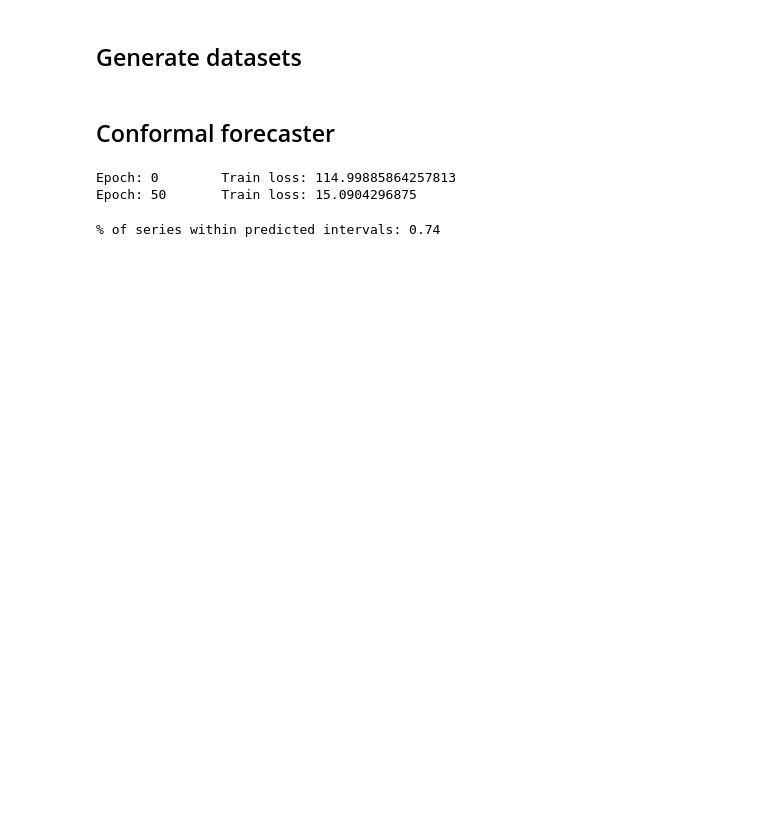
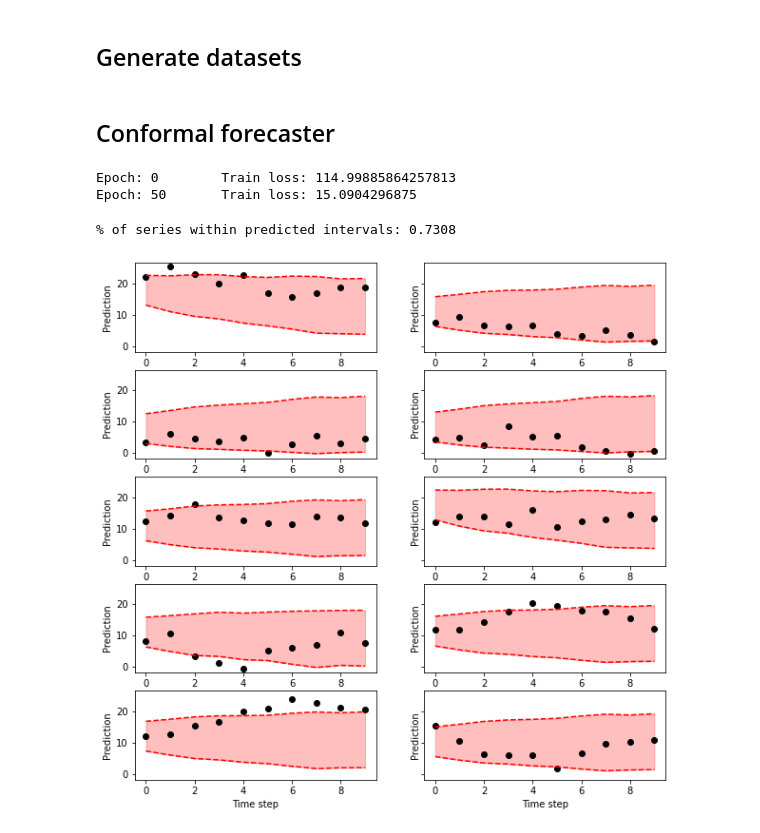
Before and after one commit to kamilest/conformal-rnn, a Jupyter notebook: conformal.ipynb, the cells around one changed output. Drawn from its saved outputs; the diff is of its cells as text; code cells hidden in the pictures; blank space fills up the shorter version.

Commit message:
Update conformal prediction with example failure cases.

```diff
--- a/conformal.ipynb
+++ b/conformal.ipynb
@@ -9,7 +10,7 @@ from models.conformal import nonconformity, cover, ConformalForecaster
 # %%
 train_dataset = generate_autoregressive_forecast_dataset(n_samples=1000, seq_len=100, horizon=10)
 calibration_dataset = generate_autoregressive_forecast_dataset(n_samples=1000, seq_len=100, horizon=10)
-test_dataset = generate_autoregressive_forecast_dataset(n_samples=100, seq_len=100, horizon=10)
+test_dataset = generate_autoregressive_forecast_dataset(n_samples=5000, seq_len=100, horizon=10)
 # %% [markdown]
 ## Conformal forecaster
 # %%
@@ -22,12 +23,34 @@ Epoch: 50       Train loss: 15.0904296875
 # %%
 model.eval()
 c = []
+predictions = []
 for sequences, target in test_dataset:
     sequences = sequences.unsqueeze(dim=0)
     out = model(sequences).squeeze()
     pred = torch.vstack([out - model.critical_calibration_scores,
                          out + model.critical_calibration_scores]).T
+    predictions.append(pred)
     c.append(cover(pred, target))
 print('% of series within predicted intervals: {}'.format(np.mean(c)))
 # %% [output]
-% of series within predicted intervals: 0.74
+% of series within predicted intervals: 0.7308
+# %%
+false_idx = np.nonzero(np.invert(c))[0]
+# %%
+fig, axs = plt.subplots(5, 2, figsize=(10, 10), sharey=True)
+
+for ax in axs.flat:
+    i = np.random.choice(false_idx)
+    ax.fill_between(range(test_dataset[i][1].size(0)),
+                     predictions[i][:, 0].detach().numpy(),
+                     predictions[i][:, 1].detach().numpy(),
+                     color="r", alpha=0.25)
+    ax.plot(predictions[i][:, 0].detach().numpy(), linestyle="--", color="r")
+    ax.plot(predictions[i][:, 1].detach().numpy(), linestyle="--", color="r")
+    # plt.plot(Y_predicted[0][0], linestyle="--", linewidth=3, color="r")
+
+    ax.scatter(range(test_dataset[i][1].size(0)), test_dataset[i][1].detach().numpy(), color="black")
+
+    ax.set(xlabel='Time step', ylabel='Prediction')
+# %% [output]
+[figure, added]
```
Also changed, not shown: parts of 1 cell of this notebook.
